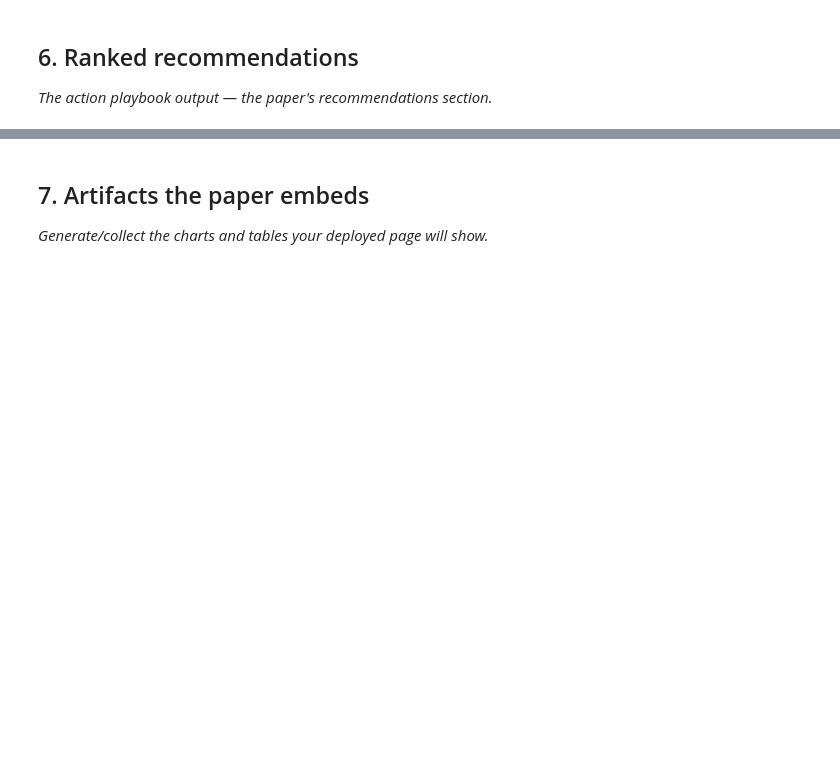
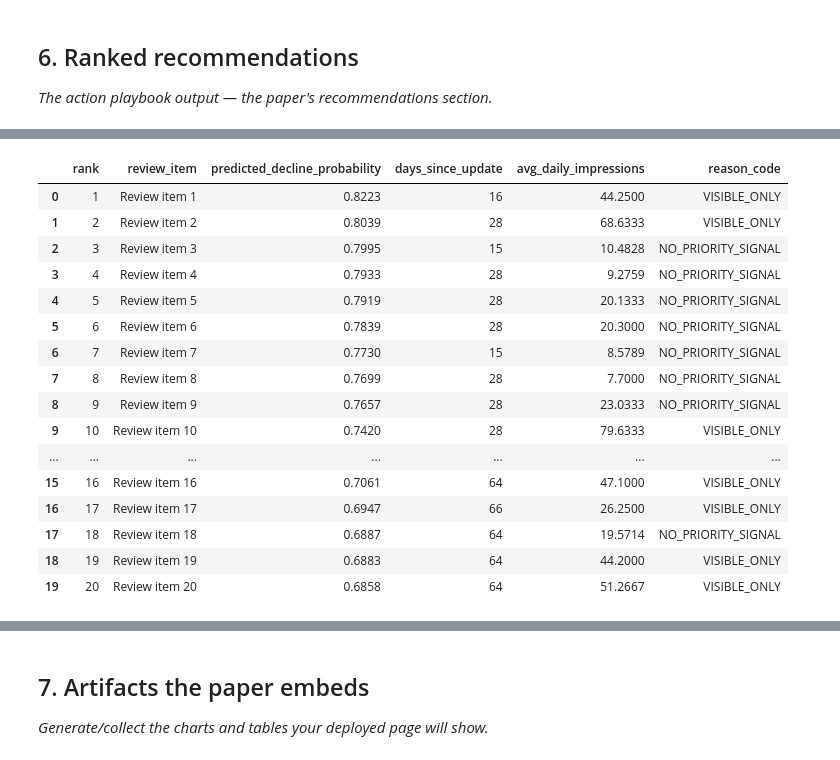
Before and after one commit to StickRift/Rift, a Jupyter notebook: work/notebooks/capstone.ipynb, the cells around one changed output, grey strips where cells are left out. Cells and saved outputs as stored; diff of their text form; code cells hidden in the pictures; blank space fills up the shorter version.

```diff
--- a/work/notebooks/capstone.ipynb
+++ b/work/notebooks/capstone.ipynb
@@ -32,0 +372,70 @@ This skeleton is yours to fill. Work the sections **in order** — each one has
+# %%
+# Rank testing items using Random Forest probabilities
+
+ranked = test_data.copy()
+
+ranked["predicted_decline_probability"] = model.predict_proba(X_test)[:, 1]
+
+# Define the two review signals
+visibility_threshold = ranked["avg_daily_impressions"].median()
+
+ranked["stale"] = ranked["days_since_update"] > 90
+ranked["visible"] = ranked["avg_daily_impressions"] >= visibility_threshold
+
+# Assign reason codes
+ranked["reason_code"] = "NO_PRIORITY_SIGNAL"
+
+ranked.loc[
+    ranked["stale"] & ranked["visible"],
+    "reason_code"
+] = "STALE_AND_VISIBLE"
+
+ranked.loc[
+    ranked["stale"] & ~ranked["visible"],
+    "reason_code"
+] = "STALE_ONLY"
+
+ranked.loc[
+    ~ranked["stale"] & ranked["visible"],
+    "reason_code"
+] = "VISIBLE_ONLY"
+
+# Rank highest predicted probabilities first
+ranked = ranked.sort_values(
+    "predicted_decline_probability",
+    ascending=False
+).reset_index(drop=True)
+
+ranked["rank"] = ranked.index + 1
+
+# Select the top 20 without exposing identifiers
+top_20 = ranked.head(20)[[
+    "rank",
+    "predicted_decline_probability",
+    "days_since_update",
+    "avg_daily_impressions",
+    "reason_code"
+]].copy()
+
+top_20["review_item"] = [
+    f"Review item {i}" for i in range(1, len(top_20) + 1)
+]
+
+top_20 = top_20[[
+    "rank",
+    "review_item",
+    "predicted_decline_probability",
+    "days_since_update",
+    "avg_daily_impressions",
+    "reason_code"
+]]
+
+print("TOP 20 CONTENT ITEMS FOR HUMAN REVIEW")
+display(top_20.round(4))
+
+print("\nREASON CODE COUNTS IN TOP 20")
+display(top_20["reason_code"].value_counts().to_frame("count"))
+
+print("\nMEDIAN IMPRESSIONS THRESHOLD:",
+      round(visibility_threshold, 2))
+# %% [output]
@@ -32,0 +443,17 @@ This skeleton is yours to fill. Work the sections **in order** — each one has
+|  | rank | review_item | predicted_decline_probability | days_since_update | avg_daily_impressions | reason_code |
+| 0 | 1 | Review item 1 | 0.8223 | 16 | 44.2500 | VISIBLE_ONLY |
+| 1 | 2 | Review item 2 | 0.8039 | 28 | 68.6333 | VISIBLE_ONLY |
+| 2 | 3 | Review item 3 | 0.7995 | 15 | 10.4828 | NO_PRIORITY_SIGNAL |
+| 3 | 4 | Review item 4 | 0.7933 | 28 | 9.2759 | NO_PRIORITY_SIGNAL |
+| 4 | 5 | Review item 5 | 0.7919 | 28 | 20.1333 | NO_PRIORITY_SIGNAL |
+| 5 | 6 | Review item 6 | 0.7839 | 28 | 20.3000 | NO_PRIORITY_SIGNAL |
+| 6 | 7 | Review item 7 | 0.7730 | 15 | 8.5789 | NO_PRIORITY_SIGNAL |
+| 7 | 8 | Review item 8 | 0.7699 | 28 | 7.7000 | NO_PRIORITY_SIGNAL |
+| 8 | 9 | Review item 9 | 0.7657 | 28 | 23.0333 | NO_PRIORITY_SIGNAL |
+| 9 | 10 | Review item 10 | 0.7420 | 28 | 79.6333 | VISIBLE_ONLY |
+| ... | ... | ... | ... | ... | ... | ... |
+| 15 | 16 | Review item 16 | 0.7061 | 64 | 47.1000 | VISIBLE_ONLY |
+| 16 | 17 | Review item 17 | 0.6947 | 66 | 26.2500 | VISIBLE_ONLY |
+| 17 | 18 | Review item 18 | 0.6887 | 64 | 19.5714 | NO_PRIORITY_SIGNAL |
+| 18 | 19 | Review item 19 | 0.6883 | 64 | 44.2000 | VISIBLE_ONLY |
+| 19 | 20 | Review item 20 | 0.6858 | 64 | 51.2667 | VISIBLE_ONLY |
```
Also changed, not shown: parts of 30 cells of this notebook.
